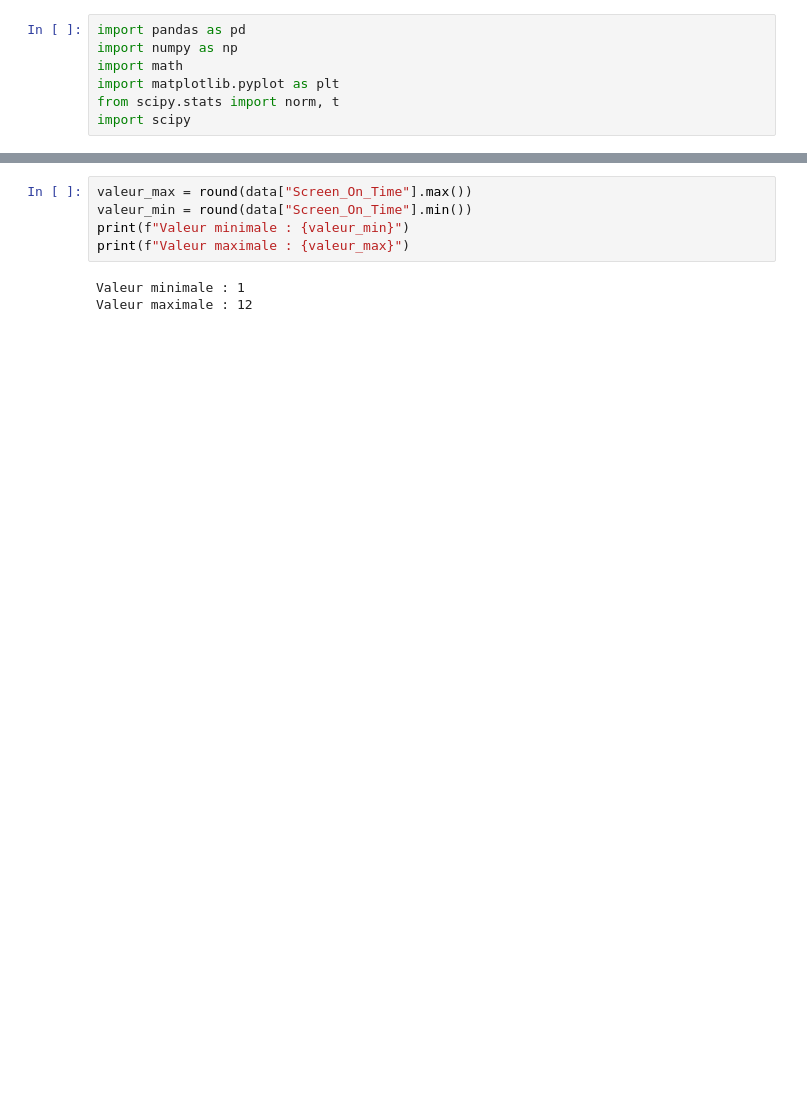
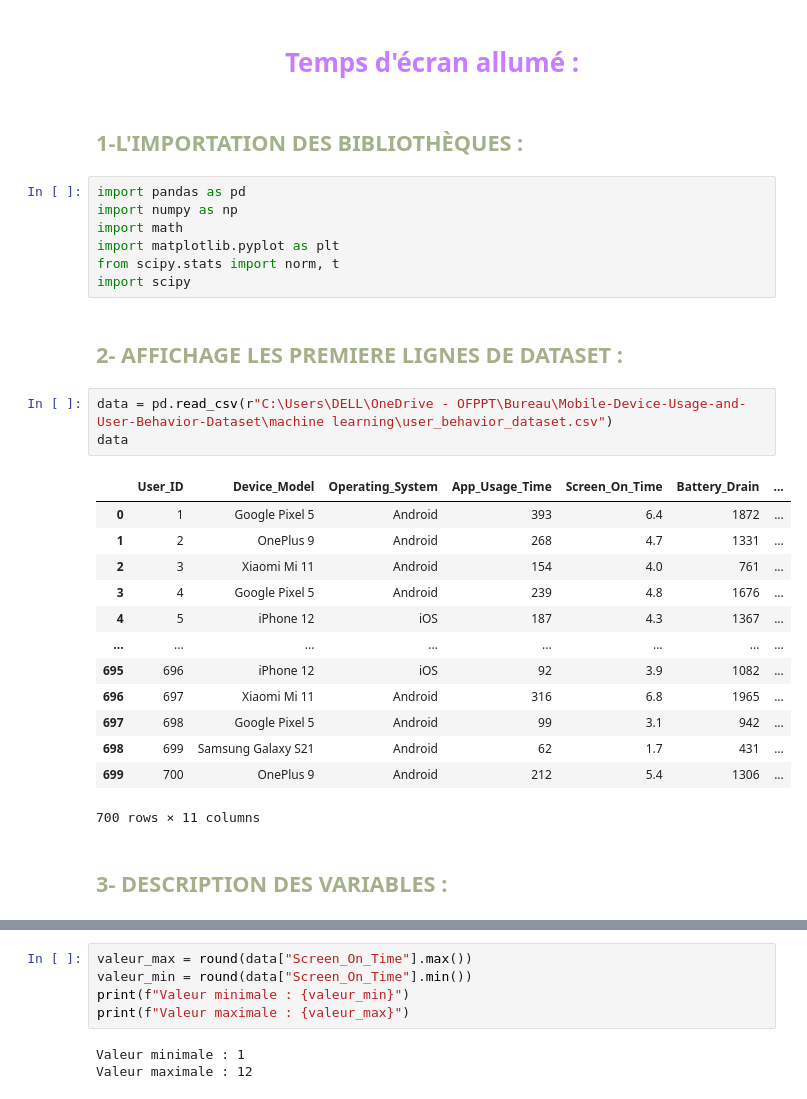
Before and after one commit to salmaIKSOD/Mobile-Device-Usage-and-User-Behavior-Dataset, a Jupyter notebook: App_usage_Time.ipynb, the cells around one changed output, grey strips where cells are left out. Cells and saved outputs as stored; diff of their text form; blank space fills up the shorter version.

```diff
--- a/App_usage_Time.ipynb
+++ b/App_usage_Time.ipynb
@@ -1,3 +1,9 @@
+# %% [markdown]
+<h1 style="color:#c77dff; text-align:center;">
+  Temps d'écran allumé :
+</h1>
+# %% [markdown]
+<h2 style="color:#a3b18a;">1-L'IMPORTATION DES BIBLIOTHÈQUES :</h2>
 # %%
 import pandas as pd
 import numpy as np
@@ -5,3 +11,24 @@ import math
 import matplotlib.pyplot as plt
 from scipy.stats import norm, t
 import scipy
+# %% [markdown]
+<h2 style="color:#a3b18a;">2- AFFICHAGE LES PREMIERE LIGNES DE DATASET : </h2>
+# %%
+data = pd.read_csv(r"C:\Users\DELL\OneDrive - OFPPT\Bureau\Mobile-Device-Usage-and-User-Behavior-Dataset\machine learning\user_behavior_dataset.csv")
+data
+# %% [output]
+|  | User_ID | Device_Model | Operating_System | App_Usage_Time | Screen_On_Time | Battery_Drain | ... |
+| 0 | 1 | Google Pixel 5 | Android | 393 | 6.4 | 1872 | ... |
+| 1 | 2 | OnePlus 9 | Android | 268 | 4.7 | 1331 | ... |
+| 2 | 3 | Xiaomi Mi 11 | Android | 154 | 4.0 | 761 | ... |
+| 3 | 4 | Google Pixel 5 | Android | 239 | 4.8 | 1676 | ... |
+| 4 | 5 | iPhone 12 | iOS | 187 | 4.3 | 1367 | ... |
+| ... | ... | ... | ... | ... | ... | ... | ... |
+| 695 | 696 | iPhone 12 | iOS | 92 | 3.9 | 1082 | ... |
+| 696 | 697 | Xiaomi Mi 11 | Android | 316 | 6.8 | 1965 | ... |
+| 697 | 698 | Google Pixel 5 | Android | 99 | 3.1 | 942 | ... |
+| 698 | 699 | Samsung Galaxy S21 | Android | 62 | 1.7 | 431 | ... |
+| 699 | 700 | OnePlus 9 | Android | 212 | 5.4 | 1306 | ... |
+700 rows × 11 columns
+# %% [markdown]
+<h2 style="color:#a3b18a;">3- DESCRIPTION DES VARIABLES :</h2>
```
Also changed, not shown: parts of 37 cells of this notebook, 4 other files.
